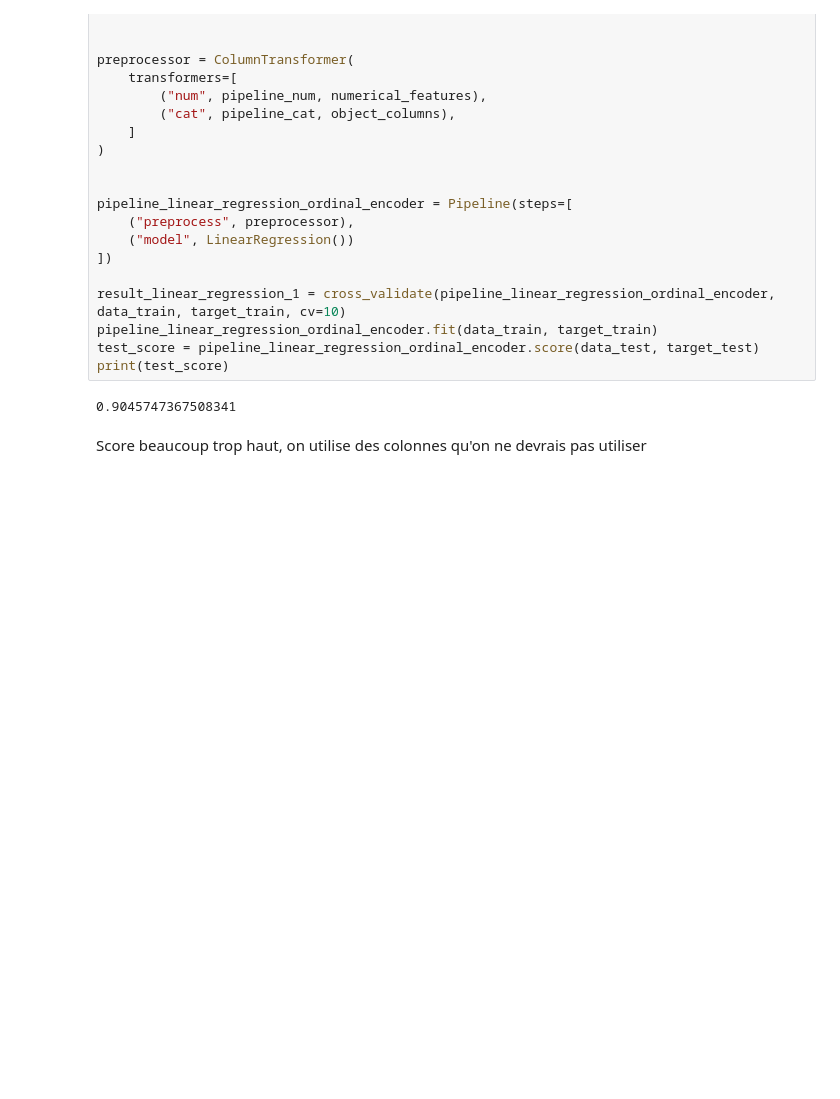
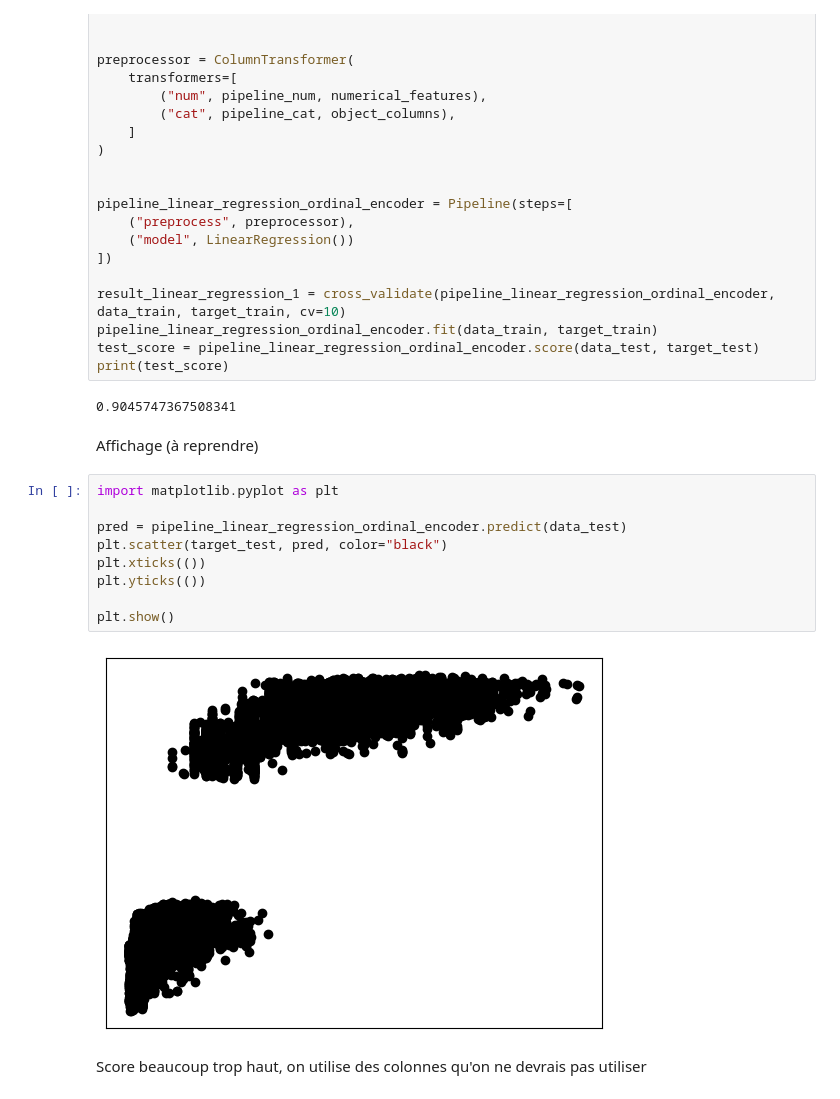
Before and after one commit to Ariazoox/Flight-Price-Prediction-ML, a Jupyter notebook: Projet.ipynb, the cells around one changed output. Drawn from its saved outputs; the diff is of its cells as text; blank space fills up the shorter version.

```diff
--- a/Projet.ipynb
+++ b/Projet.ipynb
@@ -194,6 +194,19 @@ test_score = pipeline_linear_regression_ordinal_encoder.score(data_test, target_
 print(test_score)
 # %% [output]
 0.9045747367508341
+# %% [markdown]
+Affichage (à reprendre)
+# %%
+import matplotlib.pyplot as plt
+
+pred = pipeline_linear_regression_ordinal_encoder.predict(data_test)
+plt.scatter(target_test, pred, color="black")
+plt.xticks(())
+plt.yticks(())
+
+plt.show()
+# %% [output]
+[figure, added]
 # %% [markdown]
 Score beaucoup trop haut, on utilise des colonnes qu'on ne devrais pas utiliser
 # %%
```
Also changed, not shown: parts of 3 cells of this notebook.
